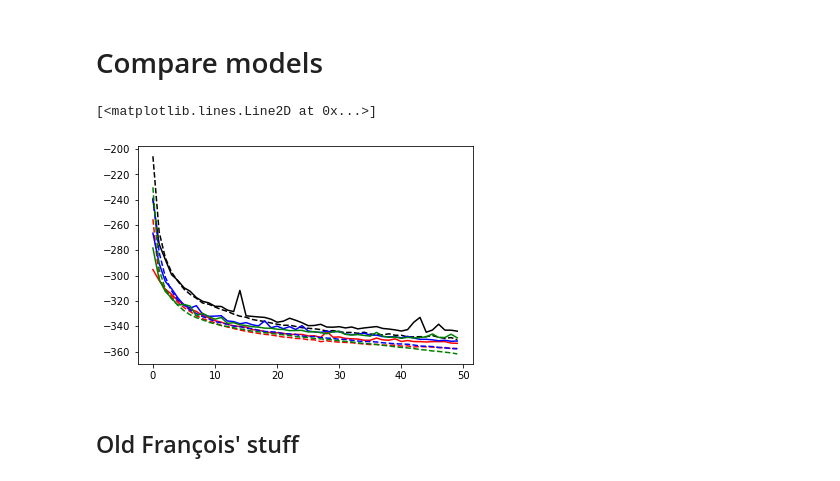
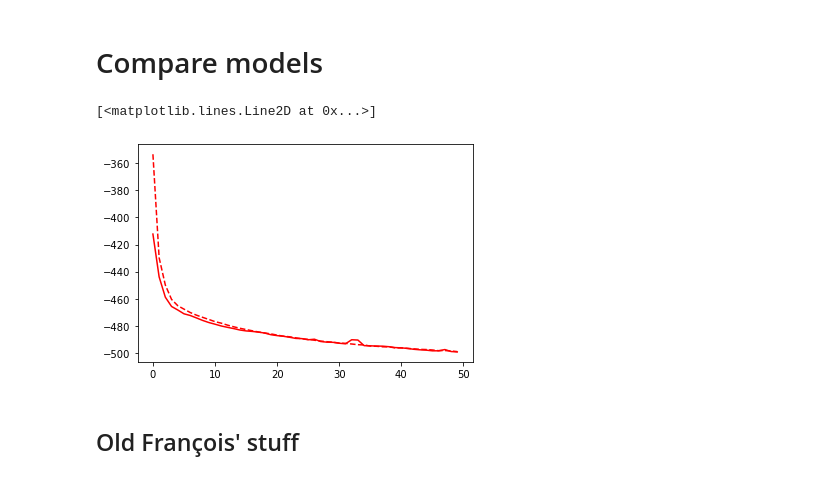
Before and after one commit to EiffL/sfh-inference-hackathon, a Jupyter notebook: notebooks/PixelCNN_tng100_compare_cond_NC.ipynb, the cells around one changed output. Drawn from its saved outputs; the diff is of its cells as text; code cells hidden in the pictures.

```diff
--- a/notebooks/PixelCNN_tng100_compare_cond_NC.ipynb
+++ b/notebooks/PixelCNN_tng100_compare_cond_NC.ipynb
@@ -743,8 +781,13 @@ Epoch 50/50
 1. Preprocessing
 # %%
 def preprocessing_vanilla(example):
-    sfr = tf.math.tanh(tf.math.asinh(tf.reshape(example['SFR_Max'],(-1,100,1))/40)) + 1e-3
-    return sfr, sfr
+    #sfr1 = tf.math.tanh(tf.math.asinh(tf.reshape(example['SFR_Max'],(-1,100,1))/40)) + 1e-3
+    #sfr = tf.reshape(example['SFR_Max'],(-1,100,1))
+    #sfr = sfr / tf.reduce_sum(sfr, axis=1)
+    sfr2,norm = tf.linalg.normalize(tf.reshape(example['SFR_Max'],(-1,100,1)),ord=1, axis=1)
+    sfr2 = tf.where(tf.math.is_nan(sfr2), tf.zeros_like(sfr2), sfr2)
+    sfr2 += 1e-3
+    return sfr2, sfr2
 
 def vanilla_input_pipeline(mode='train', batch_size=64,
              dataset_name='tng100', data_dir=None,
@@ -766,3 +809,6 @@ def vanilla_input_pipeline(mode='train', batch_size=64,
     dataset = dataset.map(preprocessing_vanilla) # Apply data preprocessing
     dataset = dataset.prefetch(-1)       # fetch next batches while training current one (-1 for autotune)
     return dataset
+
+batch_size=32
+dtrain_vanilla = vanilla_input_pipeline(mode='train', batch_size=batch_size, dataset_name='tng100', data_dir=data_dir)
@@ -949,18 +1037,18 @@ Epoch 50/50
 # %%
 hist_image_cond = json.load(open('./histories/history_image_cond.json','r'))
 
 
 plt.plot(hist_vanilla.history['val_loss'], 'r')
 plt.plot(hist_vanilla.history['loss'], '--r')
-plt.plot(hist_mass_cond.history['val_loss'], 'k')
-plt.plot(hist_mass_cond.history['loss'], '--k')
-plt.plot(hist_sed_cond.history['val_loss'], 'b')
-plt.plot(hist_sed_cond.history['loss'], '--b')
-plt.plot(hist_image_cond['val_loss'], 'g')
-plt.plot(hist_image_cond['loss'], '--g')
+#plt.plot(hist_mass_cond.history['val_loss'], 'k')
+#plt.plot(hist_mass_cond.history['loss'], '--k')
+#plt.plot(hist_sed_cond.history['val_loss'], 'b')
+#plt.plot(hist_sed_cond.history['loss'], '--b')
+#plt.plot(hist_image_cond['val_loss'], 'g')
+#plt.plot(hist_image_cond['loss'], '--g')
 # %% [output]
 [<matplotlib.lines.Line2D at 0x...>]
-[figure, old version]
+[figure, new version]
 # %% [markdown]
 ## Old François' stuff
 # %%
```
Also changed, not shown: parts of 8 cells of this notebook.
